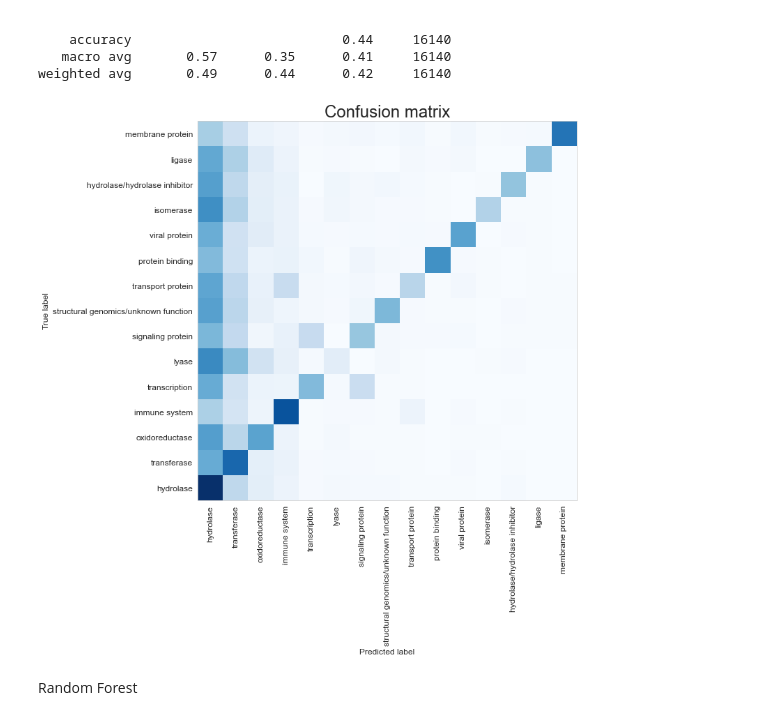
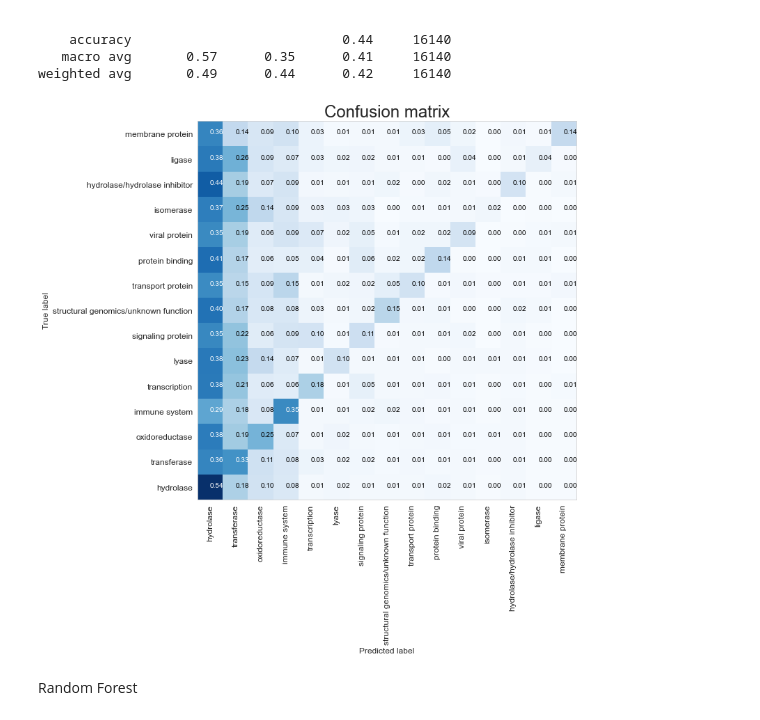
Before and after one commit to abishek269/Protein-Super-family-Classification-, a Jupyter notebook: model_ML_DL_final.ipynb, the cells around one changed output. Saved outputs shown, nothing was run; the diff lists cells and outputs as text; code cells hidden in the pictures.

```diff
--- a/model_ML_DL_final.ipynb
+++ b/model_ML_DL_final.ipynb
@@ -203,10 +204,10 @@ weighted avg       0.49      0.44      0.42     16140
 # %%
 # Plotting the confusion matrix for classification:
 plt.figure(figsize=(10, 10))
 cm = confusion_matrix(y_test, y_pred)
-plot_confusion_matrix(cm, class_d)
+plot_confusion_matrix(cm, class_d, normalize = True, coding = True)
 # %% [output]
-[figure, old version]
+[figure, new version]
 # %% [markdown]
 Random Forest
 # %%
```
Also changed, not shown: parts of 3 cells of this notebook.
